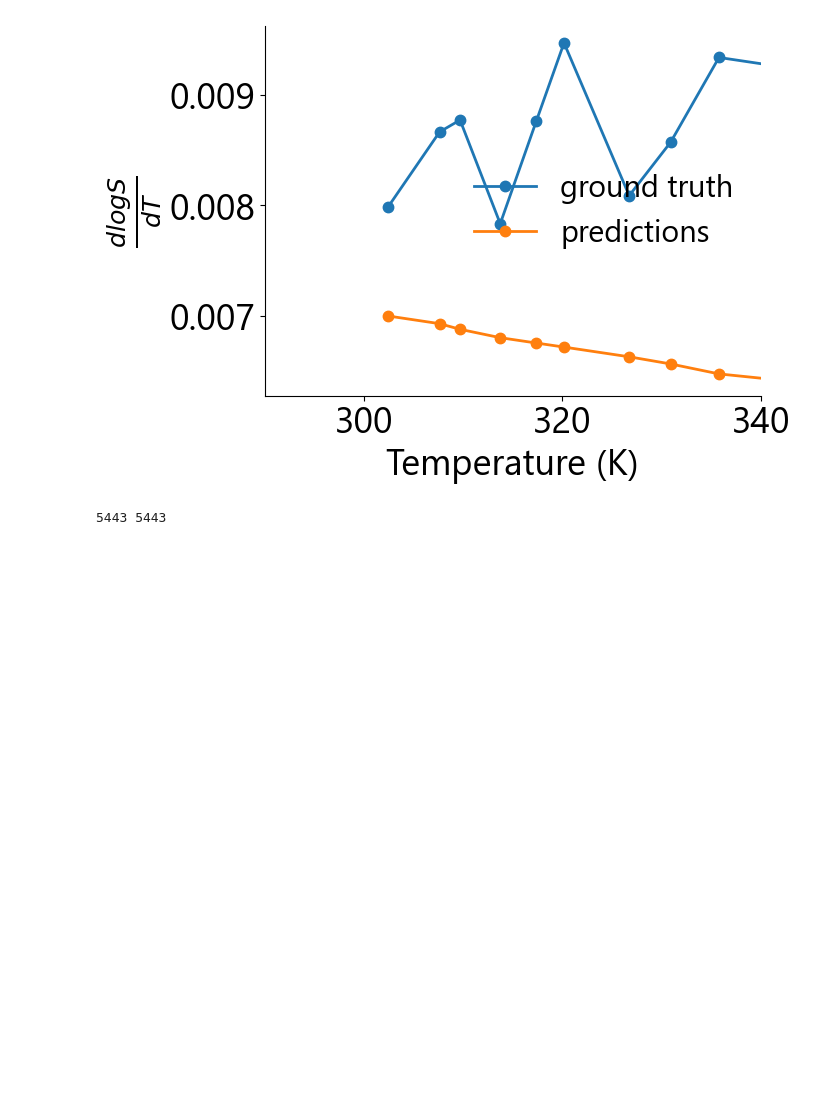
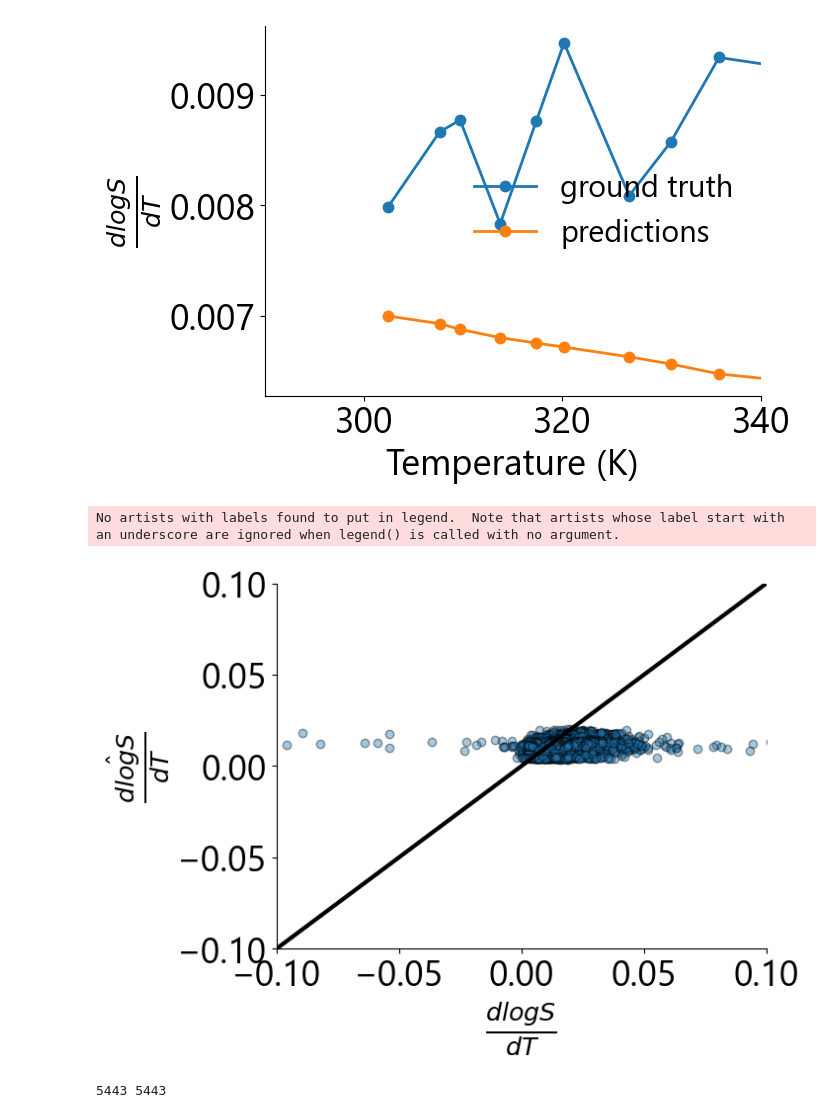
Before and after one commit to JacksonBurns/fastsolv, a Jupyter notebook: temperature_gradients.ipynb, the cells around one changed output. Cells and saved outputs as stored; diff of their text form; code cells hidden in the pictures; blank space fills up the shorter version.

```diff
--- a/temperature_gradients.ipynb
+++ b/temperature_gradients.ipynb
@@ -361,6 +377,22 @@ for df in sub_dfs:
 # %%
 true_grads = np.concatenate(total_true_gradients).ravel()
 pred_grads = np.concatenate(total_predicted_gradients).ravel()
+# %%
+plt.figure(figsize=[6.4,4.8])
+ax1 = plt.gca()
+
+ax1.scatter(true_grads,pred_grads,alpha =0.4, edgecolors = 'black')
+ax1.plot([-1, 1], [-1,1], linestyle = '-', linewidth = 3, color = 'black')
+
+ax1.set_xlim([-0.1, 0.1])
+ax1.set_ylim([-0.1, 0.1])
+ax1.set_ylabel(r"$\frac{\hat{dlogS}}{dT}$")
+ax1.set_xlabel(r"$\frac{dlogS}{dT}$")
+ax1.legend(prop={'size': 22}, loc = 'upper left', frameon = False)
+ax1.spines[['right', 'top']].set_visible(False)
+# %% [output]
+No artists with labels found to put in legend.  Note that artists whose label start with an underscore are ignored when legend() is called with no argument.
+[figure, added]
 # %%
 true_grads = true_grads[~np.isnan(true_grads)]
 true_grads = true_grads[~np.isinf(true_grads)]
```
Also changed, not shown: parts of 4 cells of this notebook, 1 other file.
